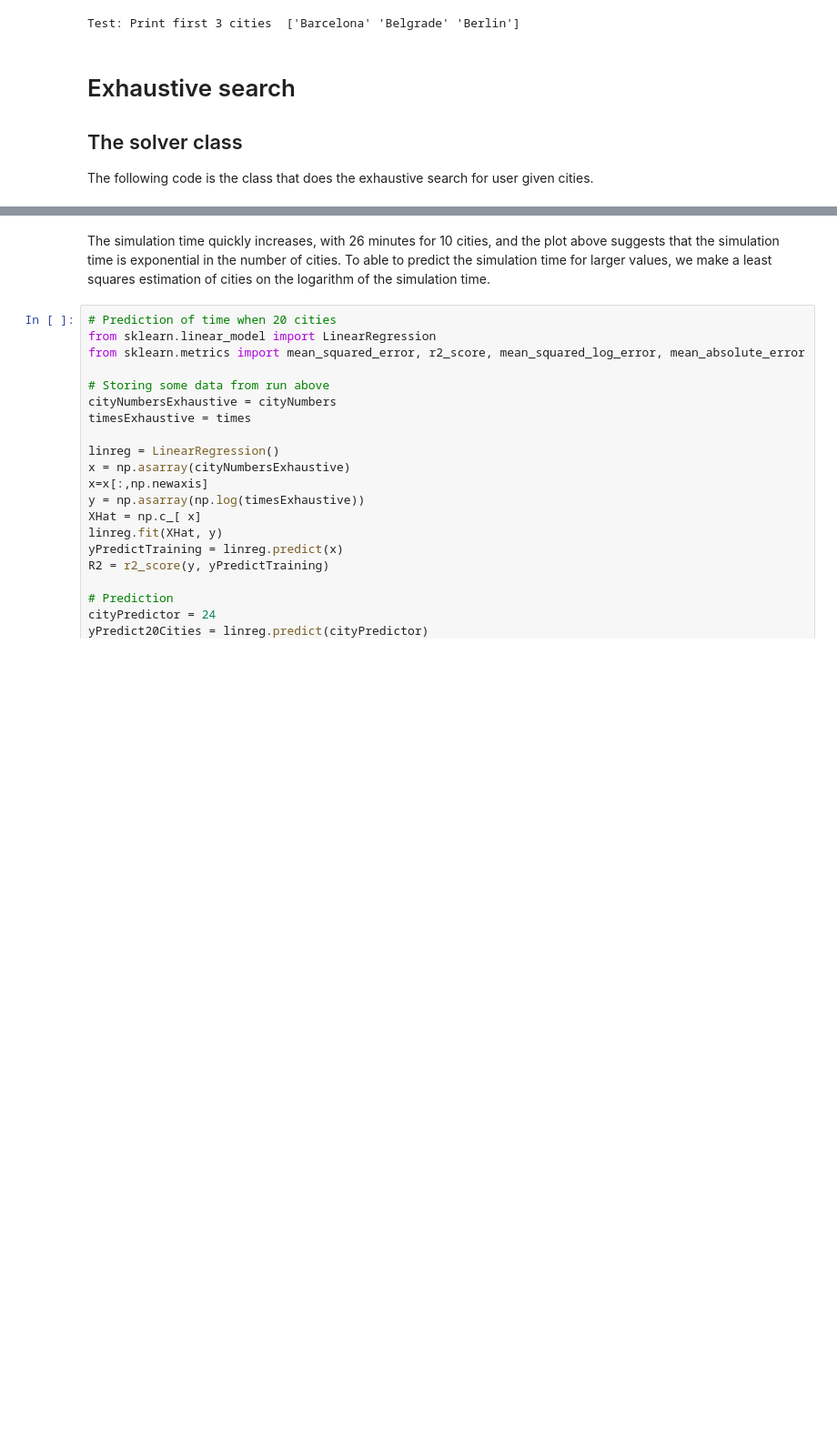
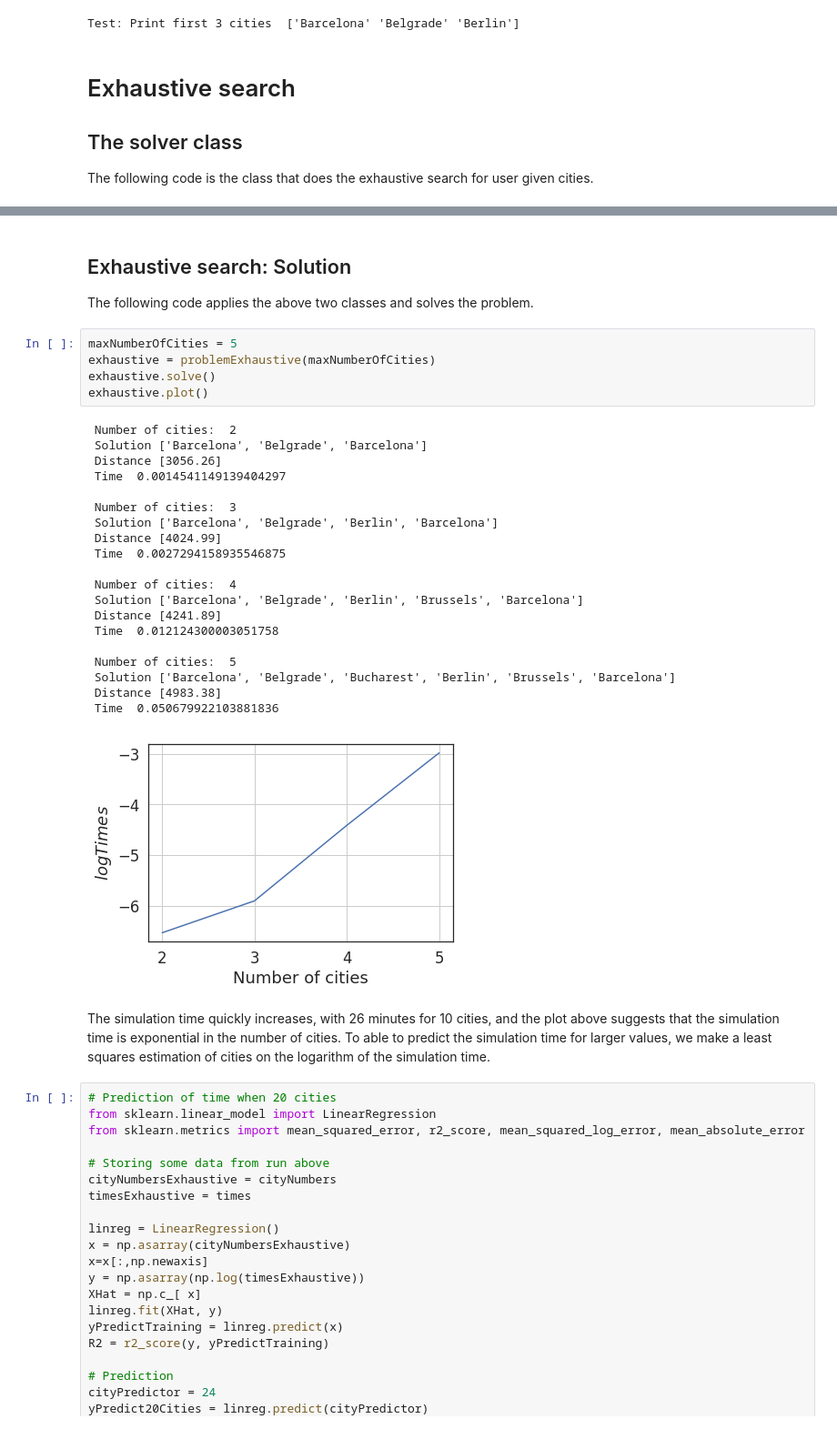
Before and after one commit to kaaja/BIC, a Jupyter notebook: m1/m1.ipynb, the cells around one changed output, grey strips where cells are left out. Shown at 91% size. Saved outputs shown, nothing was run; the diff lists cells and outputs as text; blank space fills up the shorter version.

```diff
--- a/m1/m1.ipynb
+++ b/m1/m1.ipynb
@@ -133,3 +137,32 @@ KeyboardInterrupt:
+# %% [markdown]
+## Exhaustive search: Solution
+The following code applies the above two classes and solves the problem.
+# %%
+maxNumberOfCities = 5
+exhaustive = problemExhaustive(maxNumberOfCities)
+exhaustive.solve()
+exhaustive.plot()
+# %% [output]
+ Number of cities:  2
+ Solution ['Barcelona', 'Belgrade', 'Barcelona']
+ Distance [3056.26]
+ Time  0.0014541149139404297
+
+ Number of cities:  3
+ Solution ['Barcelona', 'Belgrade', 'Berlin', 'Barcelona']
+ Distance [4024.99]
+ Time  0.0027294158935546875
+
+ Number of cities:  4
+ Solution ['Barcelona', 'Belgrade', 'Berlin', 'Brussels', 'Barcelona']
+ Distance [4241.89]
+ Time  0.012124300003051758
+
+ Number of cities:  5
+ Solution ['Barcelona', 'Belgrade', 'Bucharest', 'Berlin', 'Brussels', 'Barcelona']
+ Distance [4983.38]
+ Time  0.050679922103881836
+[figure, added]
 # %% [markdown]
 The simulation time quickly increases, with 26 minutes for 10 cities, and the plot above suggests that the simulation time is exponential in the number of cities. To able to predict the simulation time for larger values, we make a least squares estimation of cities on the logarithm of the simulation time.
 # %%
```
Also changed, not shown: parts of 23 cells of this notebook.
